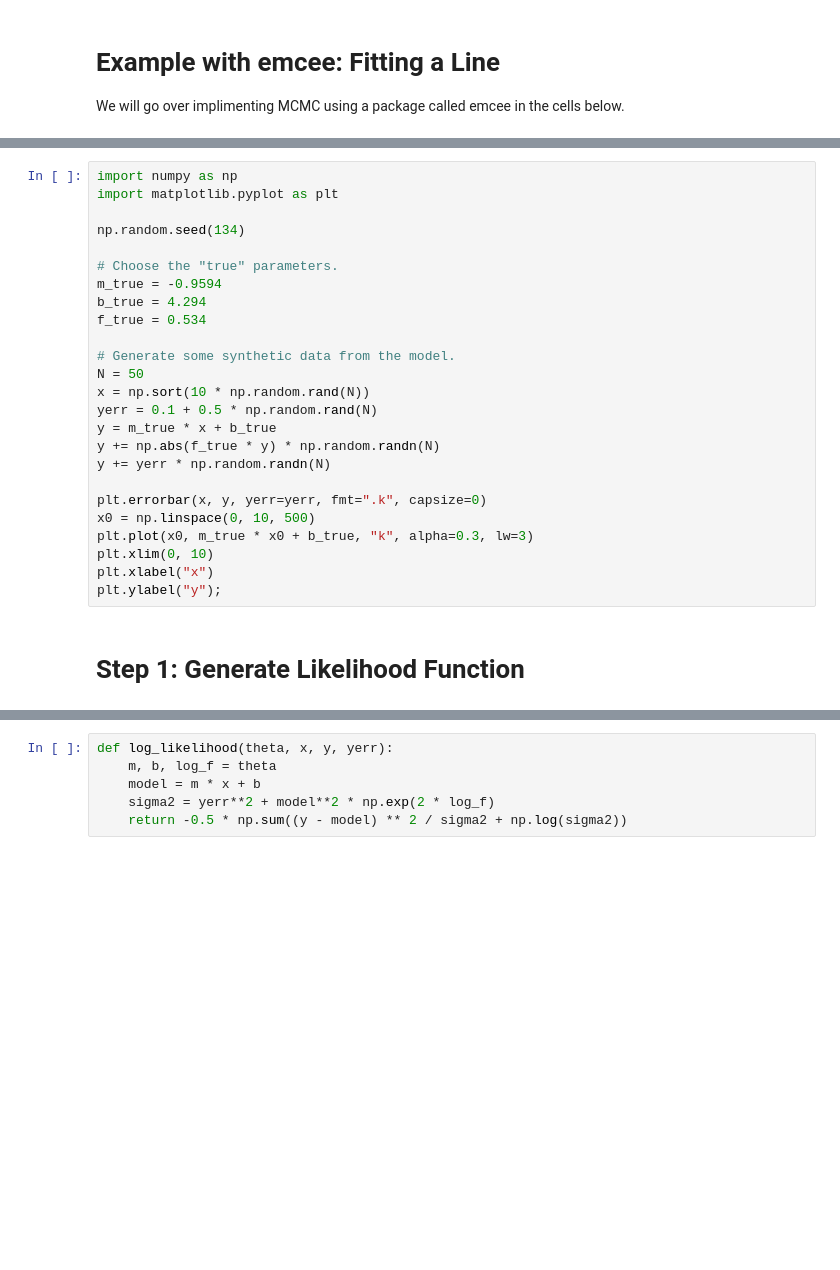
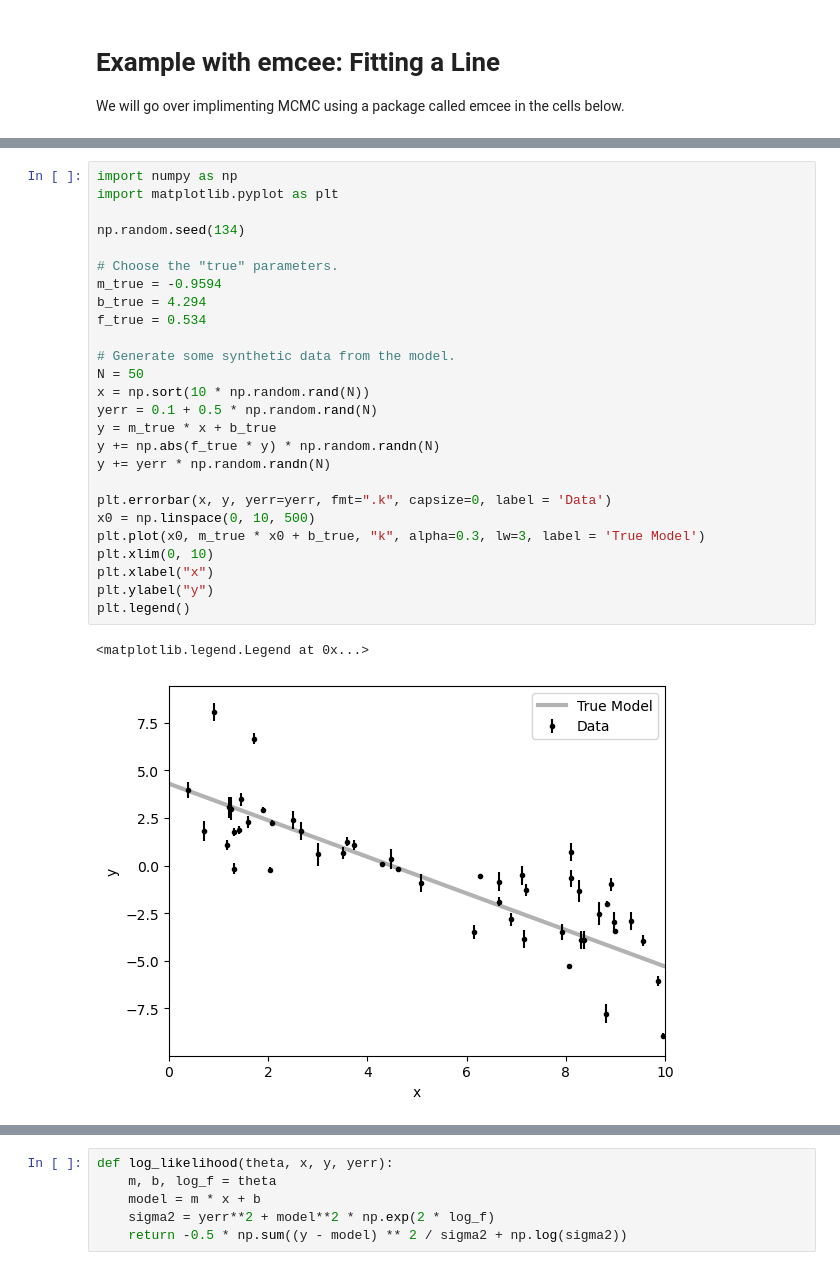
Before and after one commit to astroscar09/VIP_MODULE, a Jupyter notebook: Module3_Spectra_Analysis_Part2_Intro_to_MCMC.ipynb, the cells around one changed output, grey strips where cells are left out. Cells and saved outputs as stored; diff of their text form; blank space fills up the shorter version.

```diff
--- a/Module3_Spectra_Analysis_Part2_Intro_to_MCMC.ipynb
+++ b/Module3_Spectra_Analysis_Part2_Intro_to_MCMC.ipynb
@@ -70,27 +92,29 @@ We will go over implimenting MCMC using a package called emcee in the cells belo
 # %%
 import numpy as np
 import matplotlib.pyplot as plt
 
 np.random.seed(134)
 
 # Choose the "true" parameters.
 m_true = -0.9594
 b_true = 4.294
 f_true = 0.534
 
 # Generate some synthetic data from the model.
 N = 50
 x = np.sort(10 * np.random.rand(N))
 yerr = 0.1 + 0.5 * np.random.rand(N)
 y = m_true * x + b_true
 y += np.abs(f_true * y) * np.random.randn(N)
 y += yerr * np.random.randn(N)
 
-plt.errorbar(x, y, yerr=yerr, fmt=".k", capsize=0)
+plt.errorbar(x, y, yerr=yerr, fmt=".k", capsize=0, label = 'Data')
 x0 = np.linspace(0, 10, 500)
-plt.plot(x0, m_true * x0 + b_true, "k", alpha=0.3, lw=3)
+plt.plot(x0, m_true * x0 + b_true, "k", alpha=0.3, lw=3, label = 'True Model')
 plt.xlim(0, 10)
 plt.xlabel("x")
-plt.ylabel("y");
+plt.ylabel("y")
+plt.legend()
+# %% [output]
+<matplotlib.legend.Legend at 0x...>
+[figure, added]
-# %% [markdown]
-# Step 1: Generate Likelihood Function
```
Also changed, not shown: parts of 16 cells of this notebook, 1 other file.
